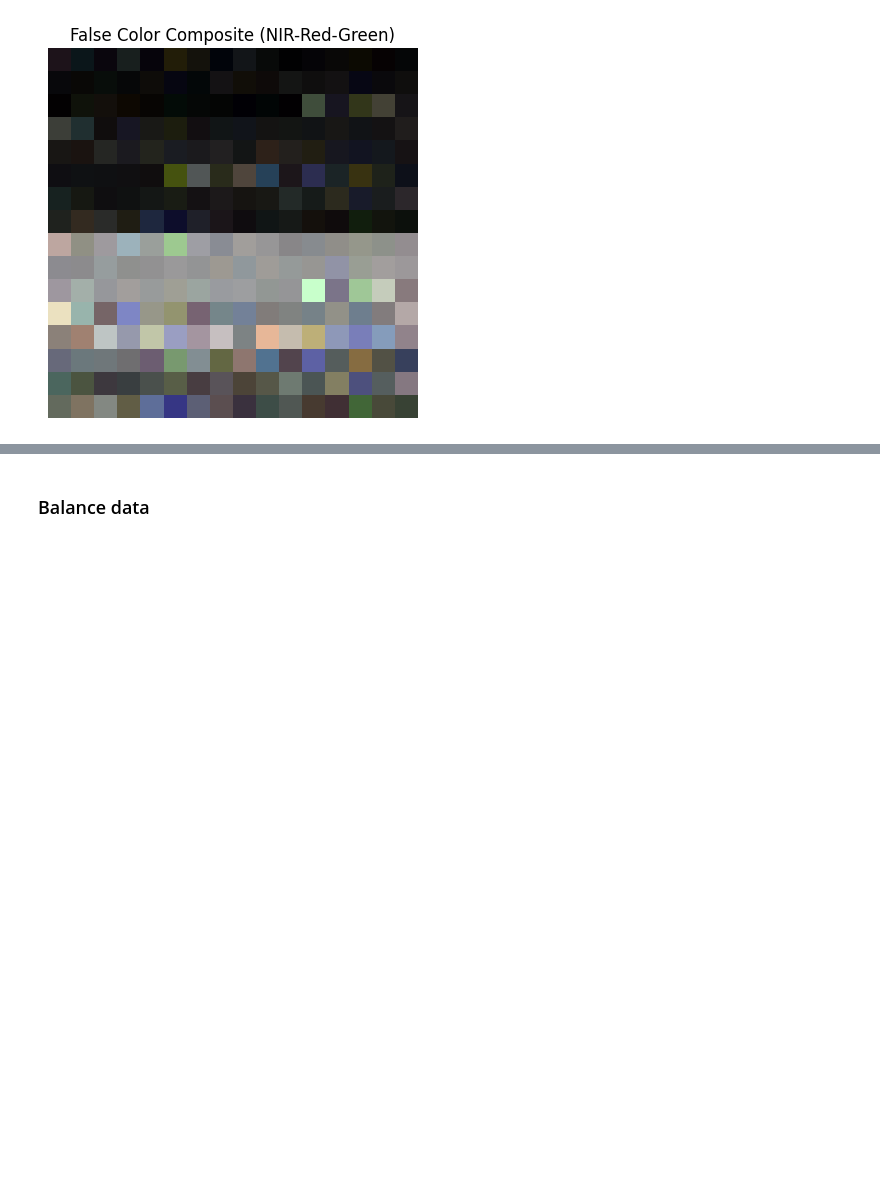
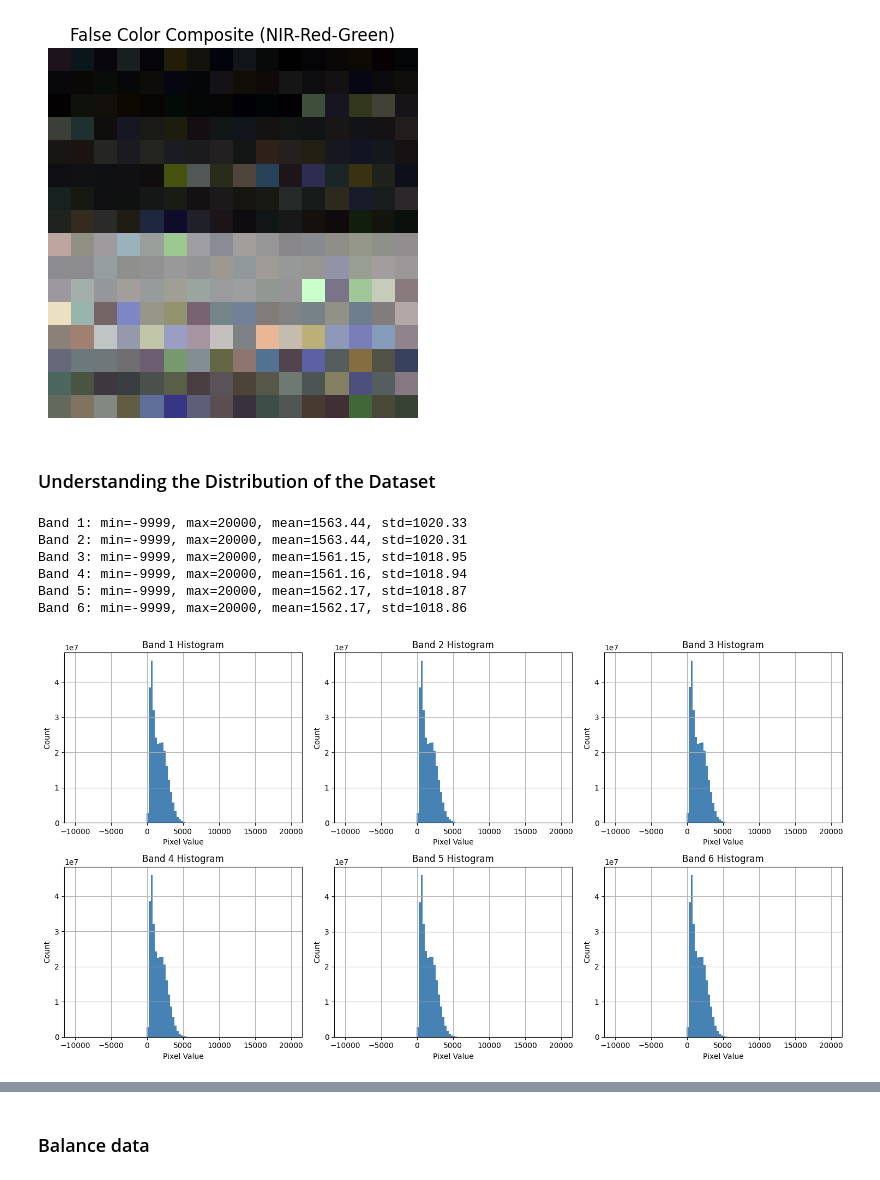
Before and after one commit to deathrider69/human-settlement-detection, a Jupyter notebook: gcim_challenge_baseline_models.ipynb, the cells around one changed output, grey strips where cells are left out. Saved outputs shown, nothing was run; the diff lists cells and outputs as text; code cells hidden in the pictures; blank space fills up the shorter version.

Commit message:
task: distribution of data across bands

```diff
--- a/gcim_challenge_baseline_models.ipynb
+++ b/gcim_challenge_baseline_models.ipynb
@@ -147,3 +147,30 @@ plt.show()
 # %% [output]
 [figure]
 [figure]
+# %% [markdown]
+### Understanding the Distribution of the Dataset
+# %%
+for band in range(6):
+    band_values = X[:, :, :, band].flatten()
+    print(f"Band {band+1}: min={band_values.min()}, max={band_values.max()}, "
+          f"mean={band_values.mean():.2f}, std={band_values.std():.2f}")
+import matplotlib.pyplot as plt
+
+plt.figure(figsize=(15, 8))
+for band in range(6):
+    plt.subplot(2, 3, band + 1)
+    plt.hist(X[:, :, :, band].flatten(), bins=100, color='steelblue')
+    plt.title(f"Band {band+1} Histogram")
+    plt.xlabel("Pixel Value")
+    plt.ylabel("Count")
+    plt.grid(True)
+plt.tight_layout()
+plt.show()
+# %% [output]
+Band 1: min=-9999, max=20000, mean=1563.44, std=1020.33
+Band 2: min=-9999, max=20000, mean=1563.44, std=1020.31
+Band 3: min=-9999, max=20000, mean=1561.15, std=1018.95
+Band 4: min=-9999, max=20000, mean=1561.16, std=1018.94
+Band 5: min=-9999, max=20000, mean=1562.17, std=1018.87
+Band 6: min=-9999, max=20000, mean=1562.17, std=1018.86
+[figure, added]
```
Also changed, not shown: parts of 1 cell of this notebook.
